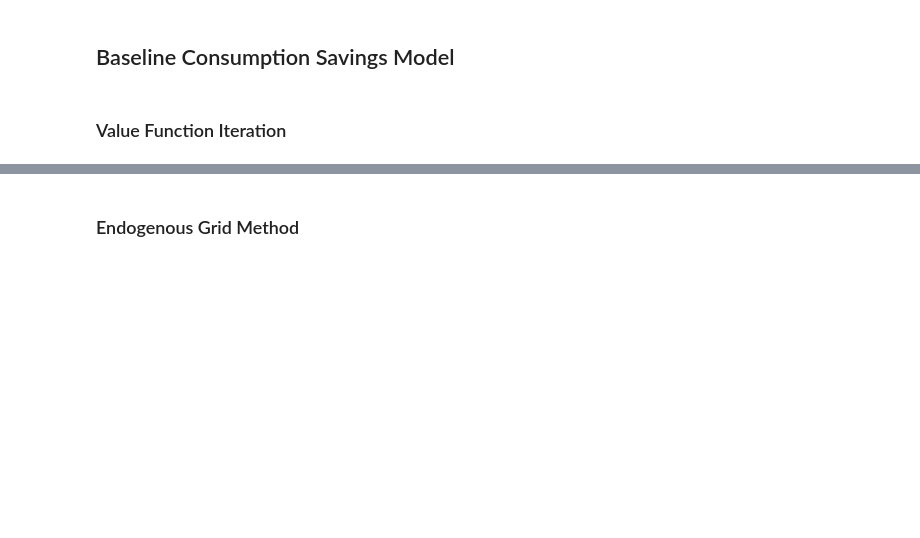
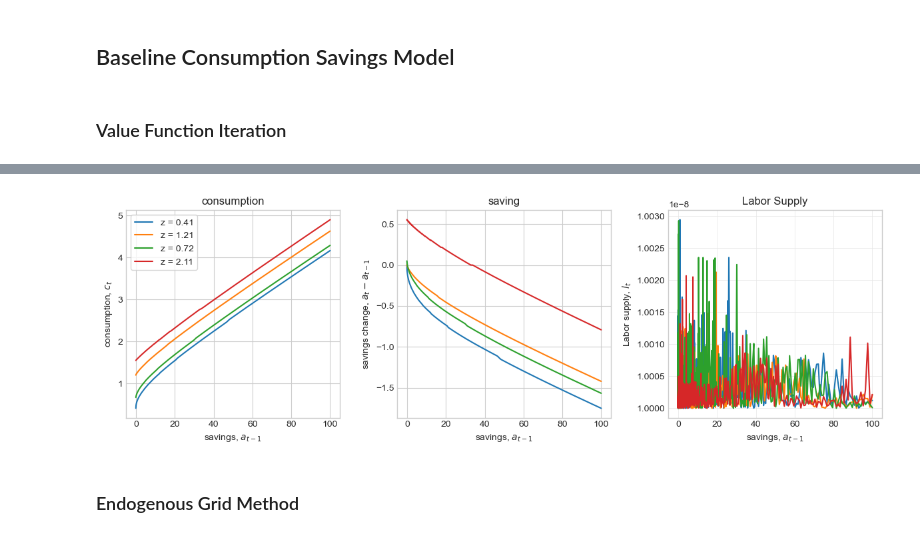
Before and after one commit to Bernseng/Dynamic-Programming-Project, a Jupyter notebook: project.ipynb, the cells around one changed output, grey strips where cells are left out. Drawn from its saved outputs; the diff is of its cells as text; code cells hidden in the pictures; blank space fills up the shorter version.

```diff
--- a/project.ipynb
+++ b/project.ipynb
@@ -57,3 +69,53 @@ iteration  400 solved in 0.2 secs   [max abs. diff. 8.78e-08]
+# %%
+fig = plt.figure(figsize=(12,4),dpi=100)
+
+I = par.a_grid < 500
+
+# a. consumption
+ax = fig.add_subplot(1,3,1)
+ax.set_title(f'consumption')
+
+for i_z,z in enumerate(par.z_grid):
+    if i_z%3 == 0 or i_z == par.Nz-1:
+        ax.plot(par.a_grid[I],sol.c[i_z,:],label=f'z = {z:.2f}')
+
+ax.legend(frameon=True)
+ax.set_xlabel('savings, $a_{t-1}$')
+ax.set_ylabel('consumption, $c_t$')
+
+# b. saving
+ax = fig.add_subplot(1,3,2)
+ax.set_title(f'saving')
+
+for i_z,z in enumerate(par.z_grid):
+    if i_z%3 == 0 or i_z == par.Nz-1:
+        ax.plot(par.a_grid[I],sol.a[i_z,:]-par.a_grid[I],label=f'z = {z:.2f}')
+
+ax.set_xlabel('savings, $a_{t-1}$')
+ax.set_ylabel('savings change, $a_{t}-a_{t-1}$')
+
+# Labor Supply
+
+#fig = plt.figure(figsize=(6,4))
+ax = fig.add_subplot(1,3,3)
+
+ax.set_title(f'Labor Supply')
+
+for i_z,z in enumerate(par.z_grid):
+    if i_z%3 == 0 or i_z == par.Nz-1:
+        ax.plot(par.a_grid[I],sol.ell[i_z,:],label=f'z = {z:.2f}')
+
+#ax.plot(par.a_grid,sol.ell[0,i_z,I])
+
+ax.grid(visible=True, which = 'major', linestyle='-', linewidth=0.5, color='0.9', zorder=0)
+ax.tick_params(axis='both', bottom=True, top=True, left=True, right=True, direction='in', which='both')
+
+ax.set_xlabel('savings, $a_{t-1}$')
+ax.set_ylabel('Labor supply, $l_t$')
+
+fig.tight_layout()
+# %% [output]
+[figure, added]
 # %% [markdown]
 ### Endogenous Grid Method
 # %%
```
Also changed, not shown: parts of 3 cells of this notebook, 1 other file.
